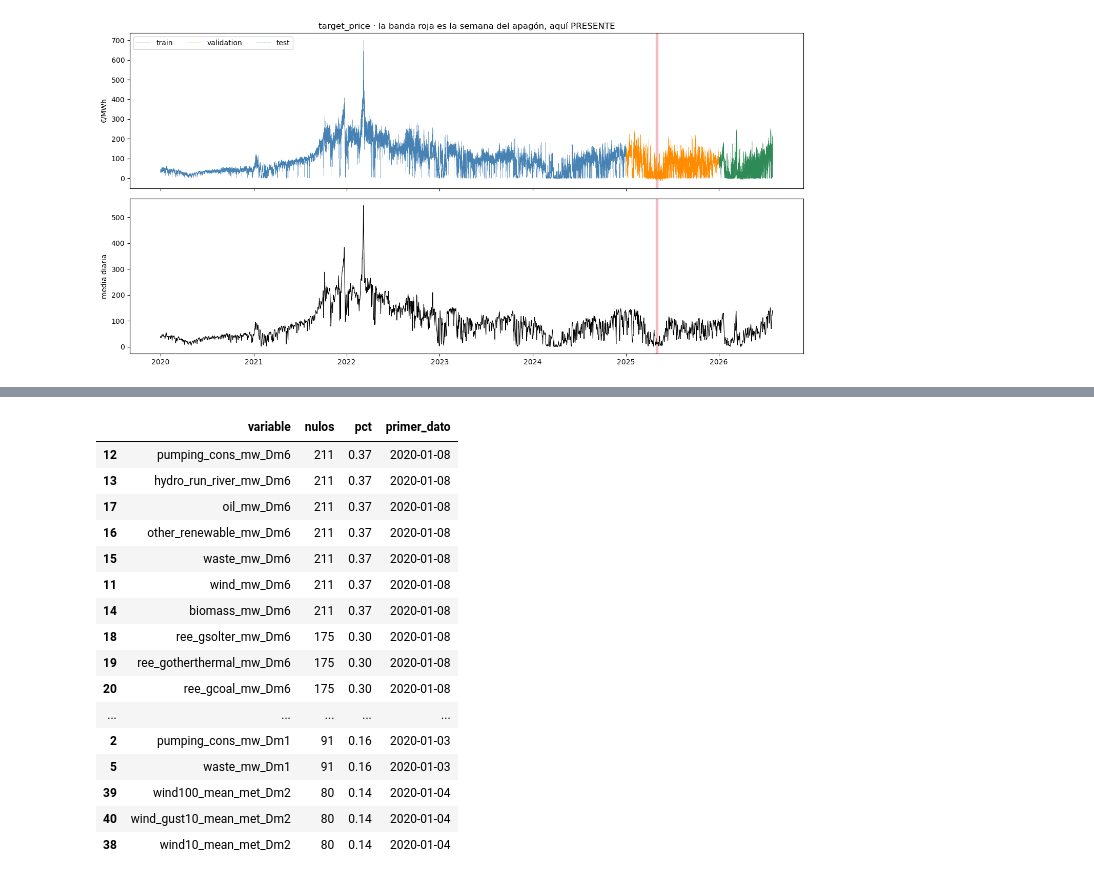
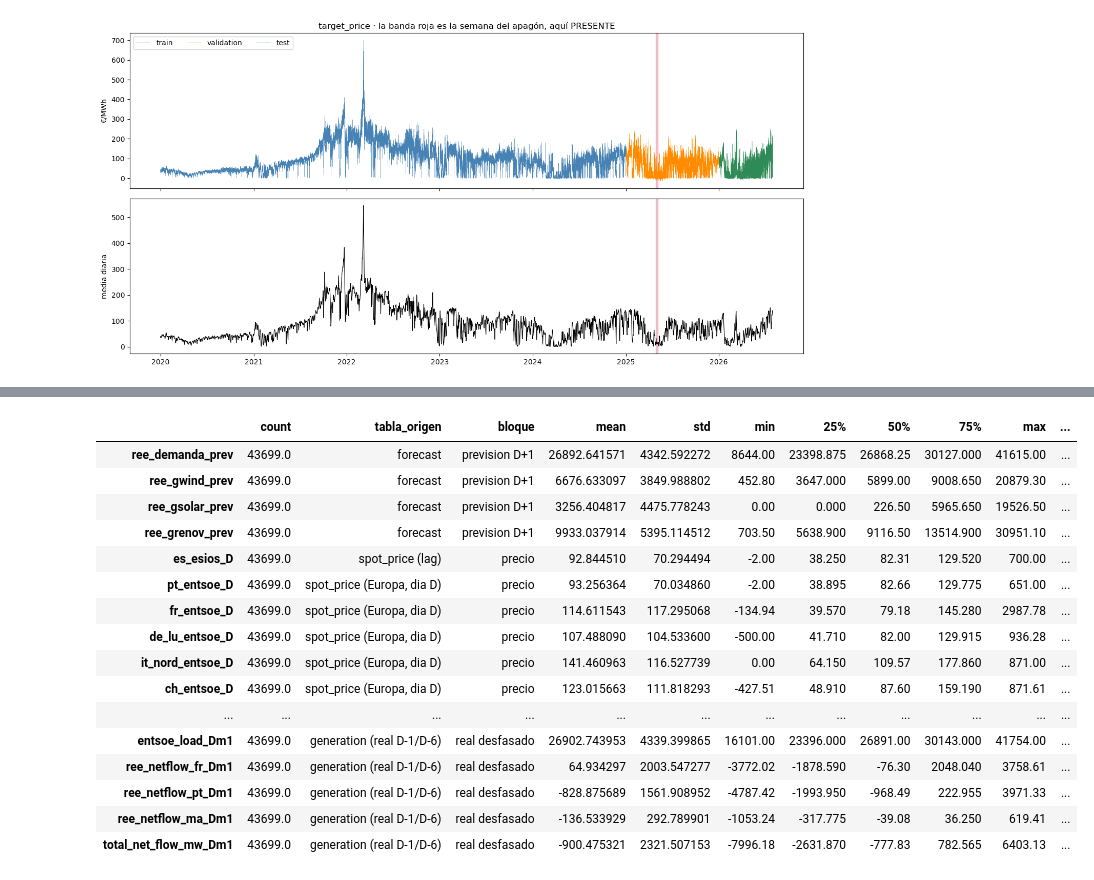
Before and after one commit to Torgio/edev_models, a Jupyter notebook: notebooks/04_depuracion_matriz_completa.ipynb, the cells around one changed output, grey strips where cells are left out. Drawn from its saved outputs; the diff is of its cells as text; code cells hidden in the pictures.

```diff
--- a/notebooks/04_depuracion_matriz_completa.ipynb
+++ b/notebooks/04_depuracion_matriz_completa.ipynb
@@ -520,0 +264,16 @@ con_origen(desc.sort_values("%_Missing", ascending=False)).head(25)
+# %%
+datos, informe_dep = depurar(datos)
+
+TRAIN = datos["split"] == "train"
+VAL = datos["split"] == "validation"
+TEST = datos["split"] == "test"
+
+# Las 7 fuentes ERA5 crudas que el canal `*_meteo` sustituye. Se conservan en el dataframe
+# pero salen del pool: `*_meteo` dice lo mismo y además cubre toda la serie.
+COLS_SUSTITUIDAS = [c for c in datos.columns if c.endswith("_mean_met_Dm1")
+                    and c.replace("_mean_met_Dm1", "_meteo") in datos.columns]
+
+print()
+print(f"columnas ERA5 crudas que sustituye el canal empalmado: {len(COLS_SUSTITUIDAS)}")
+print(f"  {COLS_SUSTITUIDAS}")
+registrar("2.2 · depurada", datos)
@@ -559,30 +437,4 @@ menos del 80 % de datos — cuando lo que les pasaba es que la tecnología es re
 # %%
-# Tecnologías de generación y capacidad: el nulo es un cero.
-PATRONES_TECNOLOGIA = ("gbattery", "cbattery", "gsolter", "gccgas", "gcoal",
-                       "gotherthermal", "biomass", "waste", "other_renewable",
-                       "oil_mw", "wind", "solar", "hybrid", "pumping", "hydro",
-                       "cogen", "biogas", "fuel_gas", "ccgt", "coal")
-NO_APLICA = ("nuclear", "load", "demand", "netflow", "net_flow", "ntc", "gas_",
-             "co2_", "es_esios", "capdisp_", "total_gen", "unavailable")
-
-candidatas_cero = [
-    c for c in numericas
-    if datos[c].isna().any()
-    and any(p in c for p in PATRONES_TECNOLOGIA)
-    and not any(p in c for p in NO_APLICA)
-]
-
-filas = []
-for c in candidatas_cero:
-    n = int(datos[c].isna().sum())
-    primer = datos.loc[datos[c].notna(), "fecha_objetivo"].min()
-    filas.append({"variable": c, "nulos": n, "pct": n / len(datos) * 100,
-                  "primer_dato": primer})
-    datos[c] = datos[c].fillna(0.0)
-    anotar("5.1", c, "NULL -> 0", f"{n} celdas; tecnología ausente o sin generar")
-
-tabla_cero = pd.DataFrame(filas).sort_values("nulos", ascending=False)
-print(f"{len(candidatas_cero)} columnas de tecnología con NULL -> 0")
-display(tabla_cero.head(20).round(2))
-registrar("5.1 · NULL tecnología -> 0", datos, [TARGET] + numericas + COLS_CATEGORICAS)
+desc = dep.descriptivo_numericas(datos[TRAIN], numericas)
+con_origen(desc.sort_values("%_Missing", ascending=False)).head(25)
 # %% [output]
@@ -590,17 +441,17 @@ registrar("5.1 · NULL tecnología -> 0", datos, [TARGET] + numericas + COLS_CAT
-|  | variable | nulos | pct | primer_dato |
-| 12 | pumping_cons_mw_Dm6 | 211 | 0.37 | 2020-01-08 |
-| 13 | hydro_run_river_mw_Dm6 | 211 | 0.37 | 2020-01-08 |
-| 17 | oil_mw_Dm6 | 211 | 0.37 | 2020-01-08 |
-| 16 | other_renewable_mw_Dm6 | 211 | 0.37 | 2020-01-08 |
-| 15 | waste_mw_Dm6 | 211 | 0.37 | 2020-01-08 |
-| 11 | wind_mw_Dm6 | 211 | 0.37 | 2020-01-08 |
-| 14 | biomass_mw_Dm6 | 211 | 0.37 | 2020-01-08 |
-| 18 | ree_gsolter_mw_Dm6 | 175 | 0.30 | 2020-01-08 |
-| 19 | ree_gotherthermal_mw_Dm6 | 175 | 0.30 | 2020-01-08 |
-| 20 | ree_gcoal_mw_Dm6 | 175 | 0.30 | 2020-01-08 |
-| ... | ... | ... | ... | ... |
-| 2 | pumping_cons_mw_Dm1 | 91 | 0.16 | 2020-01-03 |
-| 5 | waste_mw_Dm1 | 91 | 0.16 | 2020-01-03 |
-| 39 | wind100_mean_met_Dm2 | 80 | 0.14 | 2020-01-04 |
-| 40 | wind_gust10_mean_met_Dm2 | 80 | 0.14 | 2020-01-04 |
-| 38 | wind10_mean_met_Dm2 | 80 | 0.14 | 2020-01-04 |
+|  | count | tabla_origen | bloque | mean | std | min | 25% | 50% | 75% | max | ... |
+| ree_demanda_prev | 43699.0 | forecast | prevision D+1 | 26892.641571 | 4342.592272 | 8644.00 | 23398.875 | 26868.25 | 30127.000 | 41615.00 | ... |
+| ree_gwind_prev | 43699.0 | forecast | prevision D+1 | 6676.633097 | 3849.988802 | 452.80 | 3647.000 | 5899.00 | 9008.650 | 20879.30 | ... |
+| ree_gsolar_prev | 43699.0 | forecast | prevision D+1 | 3256.404817 | 4475.778243 | 0.00 | 0.000 | 226.50 | 5965.650 | 19526.50 | ... |
+| ree_grenov_prev | 43699.0 | forecast | prevision D+1 | 9933.037914 | 5395.114512 | 703.50 | 5638.900 | 9116.50 | 13514.900 | 30951.10 | ... |
+| es_esios_D | 43699.0 | spot_price (lag) | precio | 92.844510 | 70.294494 | -2.00 | 38.250 | 82.31 | 129.520 | 700.00 | ... |
+| pt_entsoe_D | 43699.0 | spot_price (Europa, dia D) | precio | 93.256364 | 70.034860 | -2.00 | 38.895 | 82.66 | 129.775 | 651.00 | ... |
+| fr_entsoe_D | 43699.0 | spot_price (Europa, dia D) | precio | 114.611543 | 117.295068 | -134.94 | 39.570 | 79.18 | 145.280 | 2987.78 | ... |
+| de_lu_entsoe_D | 43699.0 | spot_price (Europa, dia D) | precio | 107.488090 | 104.533600 | -500.00 | 41.710 | 82.00 | 129.915 | 936.28 | ... |
+| it_nord_entsoe_D | 43699.0 | spot_price (Europa, dia D) | precio | 141.460963 | 116.527739 | 0.00 | 64.150 | 109.57 | 177.860 | 871.00 | ... |
+| ch_entsoe_D | 43699.0 | spot_price (Europa, dia D) | precio | 123.015663 | 111.818293 | -427.51 | 48.910 | 87.60 | 159.190 | 871.61 | ... |
+| ... | ... | ... | ... | ... | ... | ... | ... | ... | ... | ... | ... |
+| entsoe_load_Dm1 | 43699.0 | generation (real D-1/D-6) | real desfasado | 26902.743953 | 4339.399865 | 16101.00 | 23396.000 | 26891.00 | 30143.000 | 41754.00 | ... |
+| ree_netflow_fr_Dm1 | 43699.0 | generation (real D-1/D-6) | real desfasado | 64.934297 | 2003.547277 | -3772.02 | -1878.590 | -76.30 | 2048.040 | 3758.61 | ... |
+| ree_netflow_pt_Dm1 | 43699.0 | generation (real D-1/D-6) | real desfasado | -828.875689 | 1561.908952 | -4787.42 | -1993.950 | -968.49 | 222.955 | 3971.33 | ... |
+| ree_netflow_ma_Dm1 | 43699.0 | generation (real D-1/D-6) | real desfasado | -136.533929 | 292.789901 | -1053.24 | -317.775 | -39.08 | 36.250 | 619.41 | ... |
+| total_net_flow_mw_Dm1 | 43699.0 | generation (real D-1/D-6) | real desfasado | -900.475321 | 2321.507153 | -7996.18 | -2631.870 | -777.83 | 782.565 | 6403.13 | ... |
```
Also changed, not shown: parts of 109 cells of this notebook, 33 other files.
